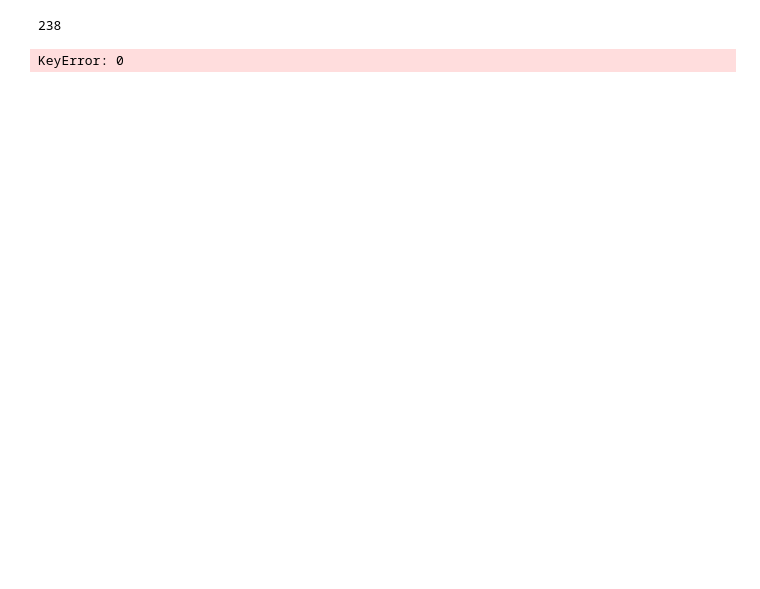
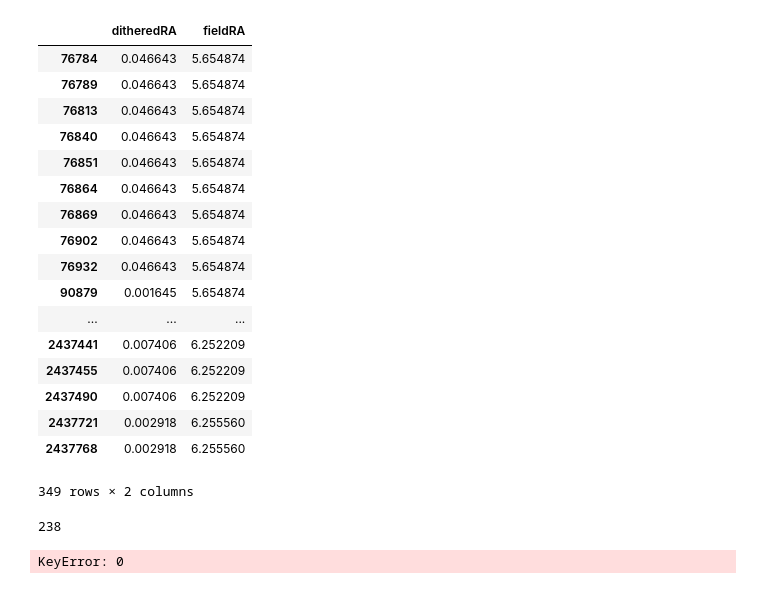
Before and after one commit to rbiswas4/SNsims, a Jupyter notebook: examples/summarize_opsim.ipynb, the cells around one changed output. Drawn from its saved outputs; the diff is of its cells as text; code cells hidden in the pictures; blank space fills up the shorter version.

```diff
--- a/examples/summarize_opsim.ipynb
+++ b/examples/summarize_opsim.ipynb
@@ -17,3 +337,24 @@ Index([u'obsHistID', u'sessionID', u'propID', u'fieldID', u'fieldRA', u'fieldDec
+# %%
+Summary[Summary['ditheredRA'] - Summary['fieldRA'] < -2.][['ditheredRA', 'fieldRA']]
+# %% [output]
+|  | ditheredRA | fieldRA |
+| 76784 | 0.046643 | 5.654874 |
+| 76789 | 0.046643 | 5.654874 |
+| 76813 | 0.046643 | 5.654874 |
+| 76840 | 0.046643 | 5.654874 |
+| 76851 | 0.046643 | 5.654874 |
+| 76864 | 0.046643 | 5.654874 |
+| 76869 | 0.046643 | 5.654874 |
+| 76902 | 0.046643 | 5.654874 |
+| 76932 | 0.046643 | 5.654874 |
+| 90879 | 0.001645 | 5.654874 |
+| ... | ... | ... |
+| 2437441 | 0.007406 | 6.252209 |
+| 2437455 | 0.007406 | 6.252209 |
+| 2437490 | 0.007406 | 6.252209 |
+| 2437721 | 0.002918 | 6.255560 |
+| 2437768 | 0.002918 | 6.255560 |
+349 rows × 2 columns
 # %%
 def add_simlibCols(opsimtable, pixSize=0.2):
 
```
Also changed, not shown: parts of 47 cells of this notebook, 1 other file.
